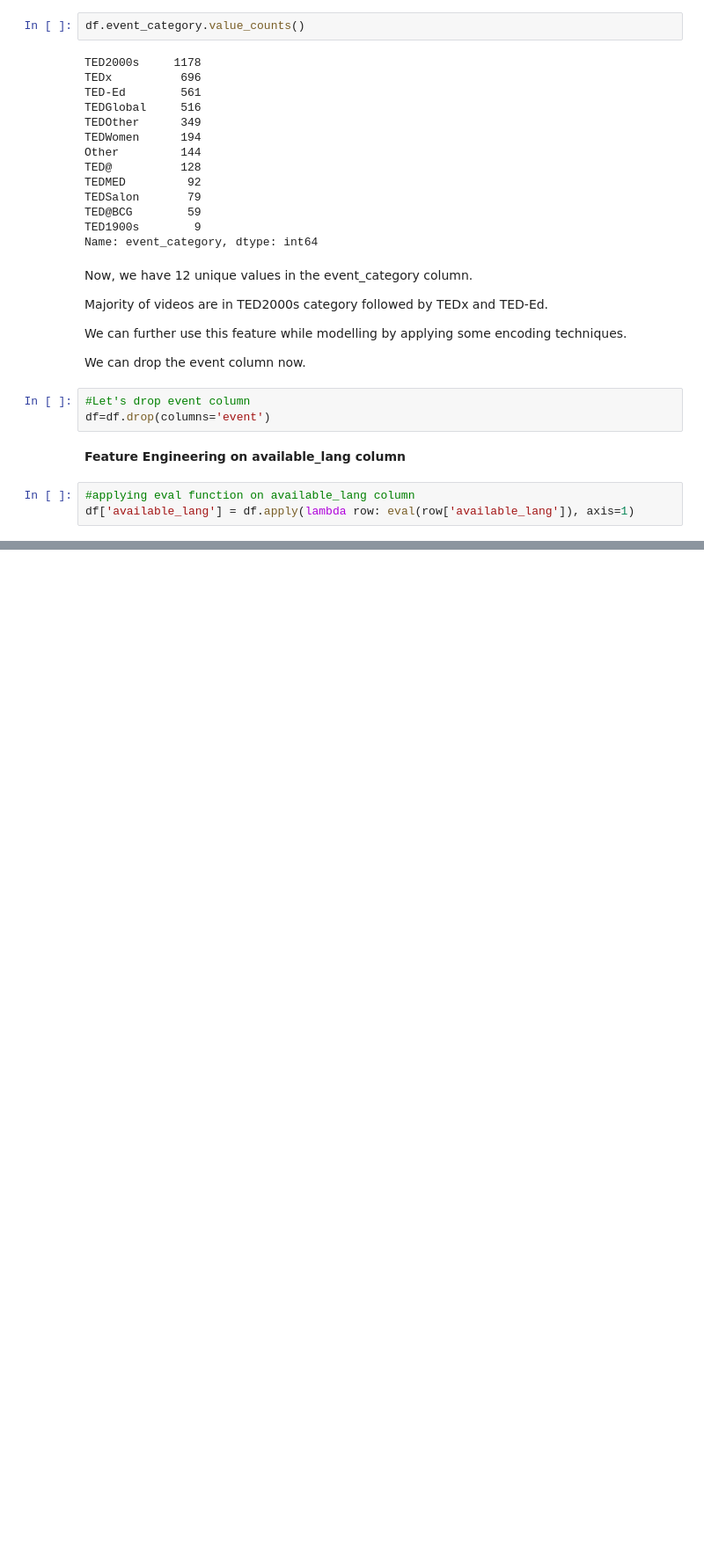
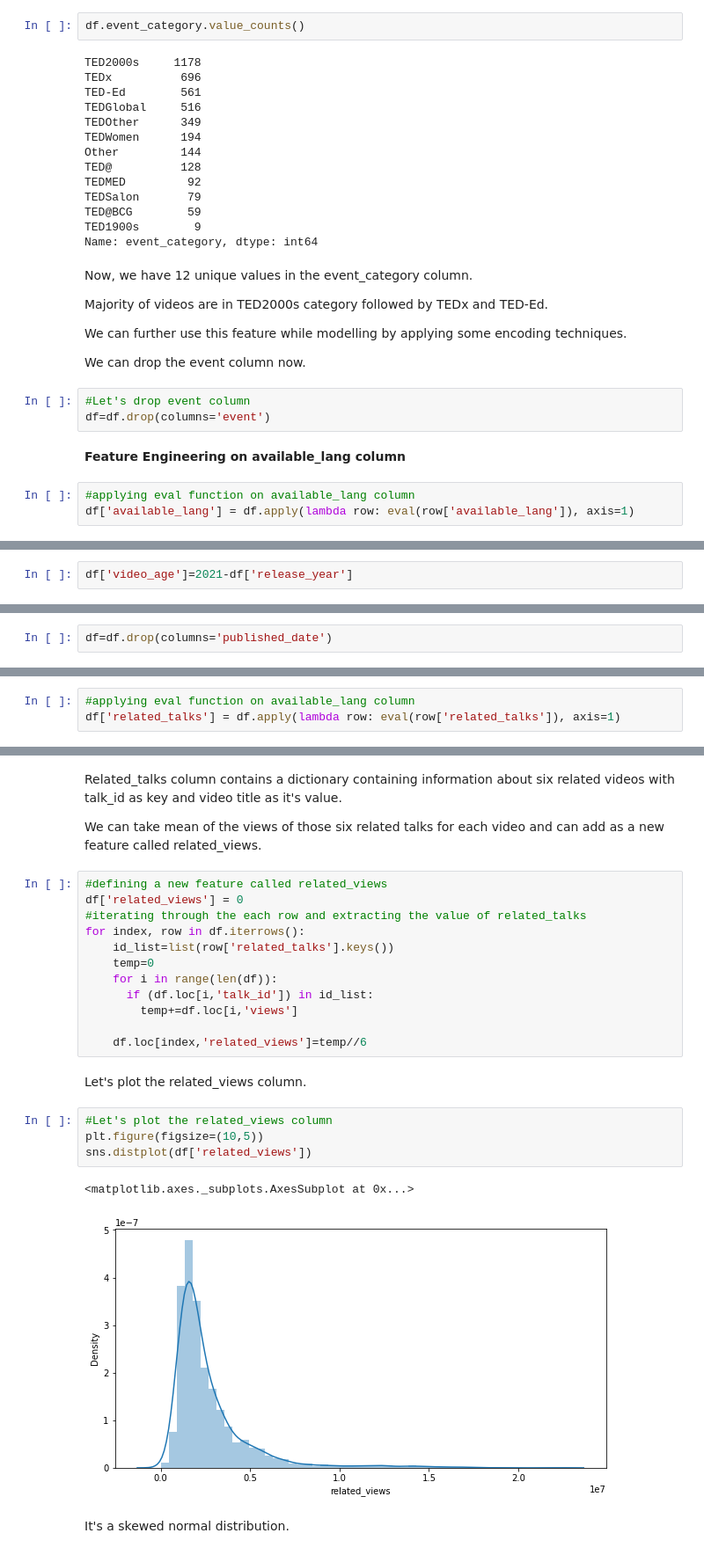
Before and after one commit to Gayatri-Surapaneni/Ted-Talks-Views-Prediction-ML, a Jupyter notebook: Copy_of_Ted_Talk_Views_Prediction_ML_Project_Gayatri_S.ipynb, the cells around one changed output, grey strips where cells are left out. Shown at 88% size. Drawn from its saved outputs; the diff is of its cells as text; blank space fills up the shorter version.

```diff
--- a/Copy_of_Ted_Talk_Views_Prediction_ML_Project_Gayatri_S.ipynb
+++ b/Copy_of_Ted_Talk_Views_Prediction_ML_Project_Gayatri_S.ipynb
@@ -576,0 +670,2 @@ df['available_lang'] = df.apply(lambda row: eval(row['available_lang']), axis=1)
+# %%
+df['video_age']=2021-df['release_year']
@@ -576,0 +674,2 @@ df['available_lang'] = df.apply(lambda row: eval(row['available_lang']), axis=1)
+# %%
+df=df.drop(columns='published_date')
@@ -576,0 +678,3 @@ df['available_lang'] = df.apply(lambda row: eval(row['available_lang']), axis=1)
+# %%
+#applying eval function on available_lang column
+df['related_talks'] = df.apply(lambda row: eval(row['related_talks']), axis=1)
@@ -576,0 +690,27 @@ df['available_lang'] = df.apply(lambda row: eval(row['available_lang']), axis=1)
+# %% [markdown]
+Related_talks column contains a dictionary containing information about six related videos with talk_id as key and video title as it's value.
+
+We can take mean of the views of those six related talks for each video and can add as a new feature called related_views.
+# %%
+#defining a new feature called related_views
+df['related_views'] = 0
+#iterating through the each row and extracting the value of related_talks
+for index, row in df.iterrows():
+    id_list=list(row['related_talks'].keys())
+    temp=0
+    for i in range(len(df)):
+      if (df.loc[i,'talk_id']) in id_list:
+        temp+=df.loc[i,'views']
+
+    df.loc[index,'related_views']=temp//6
+# %% [markdown]
+Let's plot the related_views column.
+# %%
+#Let's plot the related_views column
+plt.figure(figsize=(10,5))
+sns.distplot(df['related_views'])
+# %% [output]
+<matplotlib.axes._subplots.AxesSubplot at 0x...>
+[figure, added]
+# %% [markdown]
+It's a skewed normal distribution.
```
Also changed, not shown: parts of 41 cells of this notebook.
